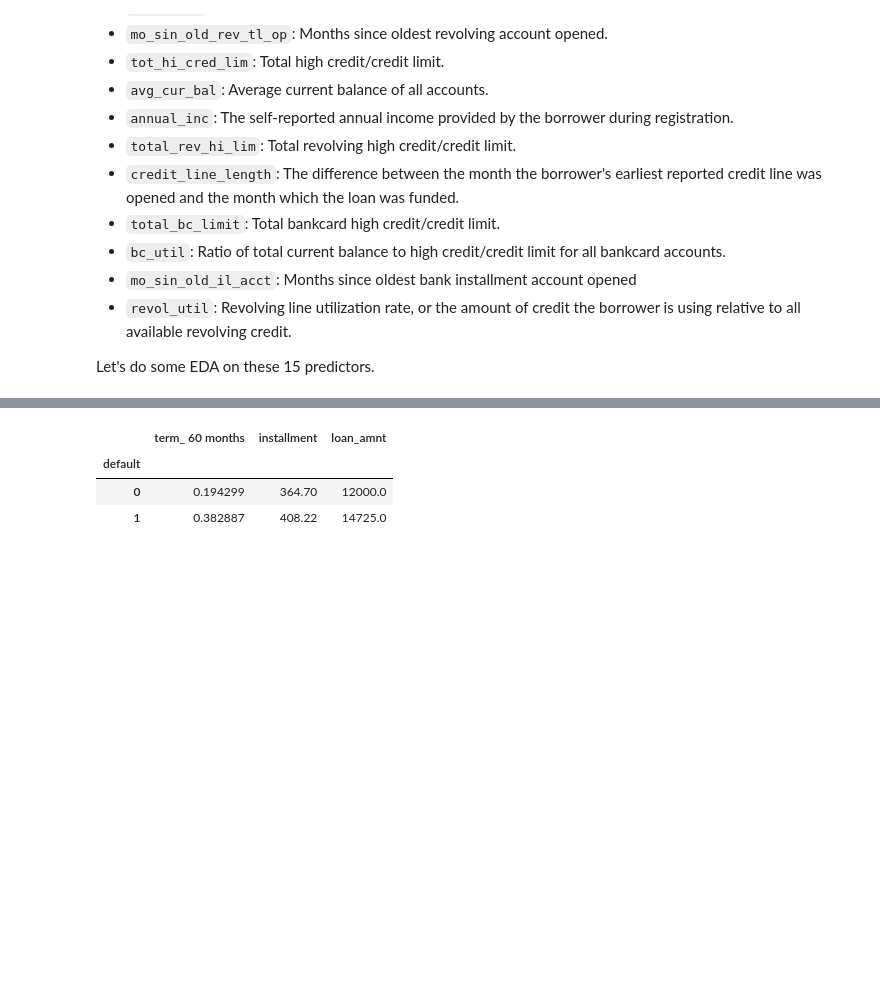
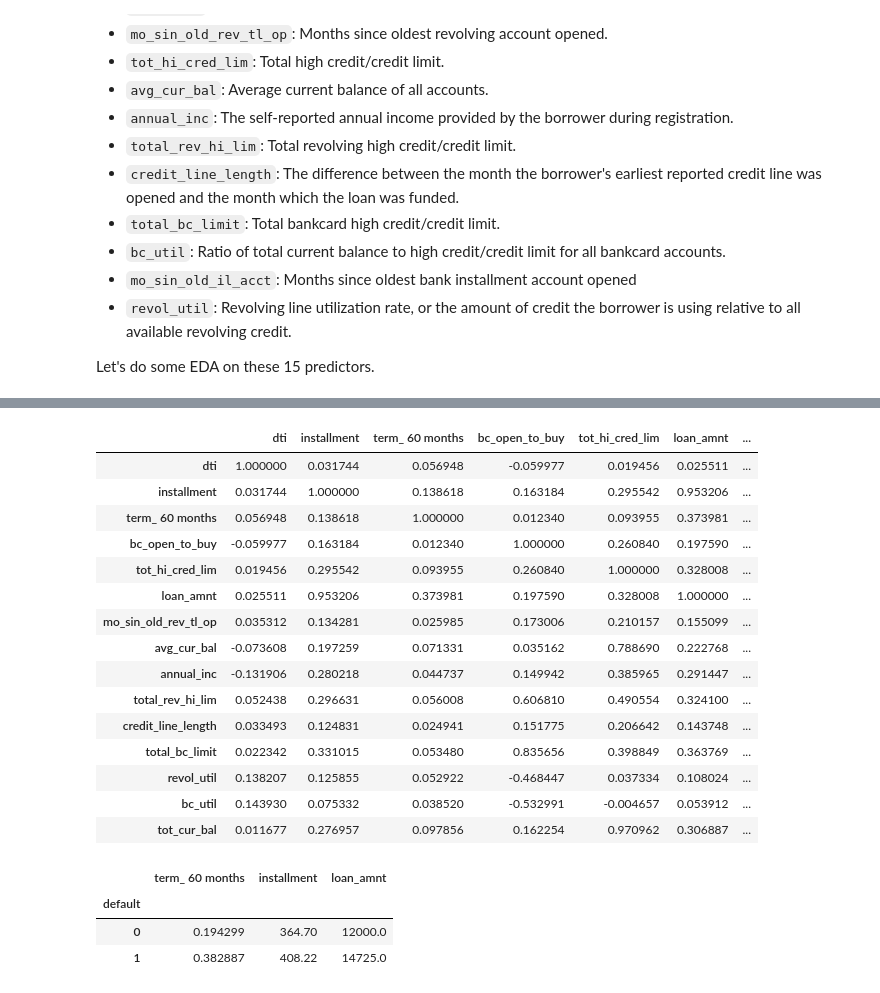
Before and after one commit to Claireyhxu/DSBD_LendingClub_Project, a Jupyter notebook: DSBD_Proj2_Interim.ipynb, the cells around one changed output, grey strips where cells are left out. Cells and saved outputs as stored; diff of their text form; code cells hidden in the pictures; blank space fills up the shorter version.

```diff
--- a/DSBD_Proj2_Interim.ipynb
+++ b/DSBD_Proj2_Interim.ipynb
@@ -349 +356,23 @@ sns.despine()
+# %%
+# Generate correlation matrix
+ele = importances['Columns'][:15]
+imp_corr = data_new[ele]
+imp_corr.corr()
+# %% [output]
+|  | dti | installment | term_ 60 months | bc_open_to_buy | tot_hi_cred_lim | loan_amnt | ... |
+| dti | 1.000000 | 0.031744 | 0.056948 | -0.059977 | 0.019456 | 0.025511 | ... |
+| installment | 0.031744 | 1.000000 | 0.138618 | 0.163184 | 0.295542 | 0.953206 | ... |
+| term_ 60 months | 0.056948 | 0.138618 | 1.000000 | 0.012340 | 0.093955 | 0.373981 | ... |
+| bc_open_to_buy | -0.059977 | 0.163184 | 0.012340 | 1.000000 | 0.260840 | 0.197590 | ... |
+| tot_hi_cred_lim | 0.019456 | 0.295542 | 0.093955 | 0.260840 | 1.000000 | 0.328008 | ... |
+| loan_amnt | 0.025511 | 0.953206 | 0.373981 | 0.197590 | 0.328008 | 1.000000 | ... |
+| mo_sin_old_rev_tl_op | 0.035312 | 0.134281 | 0.025985 | 0.173006 | 0.210157 | 0.155099 | ... |
+| avg_cur_bal | -0.073608 | 0.197259 | 0.071331 | 0.035162 | 0.788690 | 0.222768 | ... |
+| annual_inc | -0.131906 | 0.280218 | 0.044737 | 0.149942 | 0.385965 | 0.291447 | ... |
+| total_rev_hi_lim | 0.052438 | 0.296631 | 0.056008 | 0.606810 | 0.490554 | 0.324100 | ... |
+| credit_line_length | 0.033493 | 0.124831 | 0.024941 | 0.151775 | 0.206642 | 0.143748 | ... |
+| total_bc_limit | 0.022342 | 0.331015 | 0.053480 | 0.835656 | 0.398849 | 0.363769 | ... |
+| revol_util | 0.138207 | 0.125855 | 0.052922 | -0.468447 | 0.037334 | 0.108024 | ... |
+| bc_util | 0.143930 | 0.075332 | 0.038520 | -0.532991 | -0.004657 | 0.053912 | ... |
+| tot_cur_bal | 0.011677 | 0.276957 | 0.097856 | 0.162254 | 0.970962 | 0.306887 | ... |
 # %%
```
Also changed, not shown: parts of 6 cells of this notebook.
